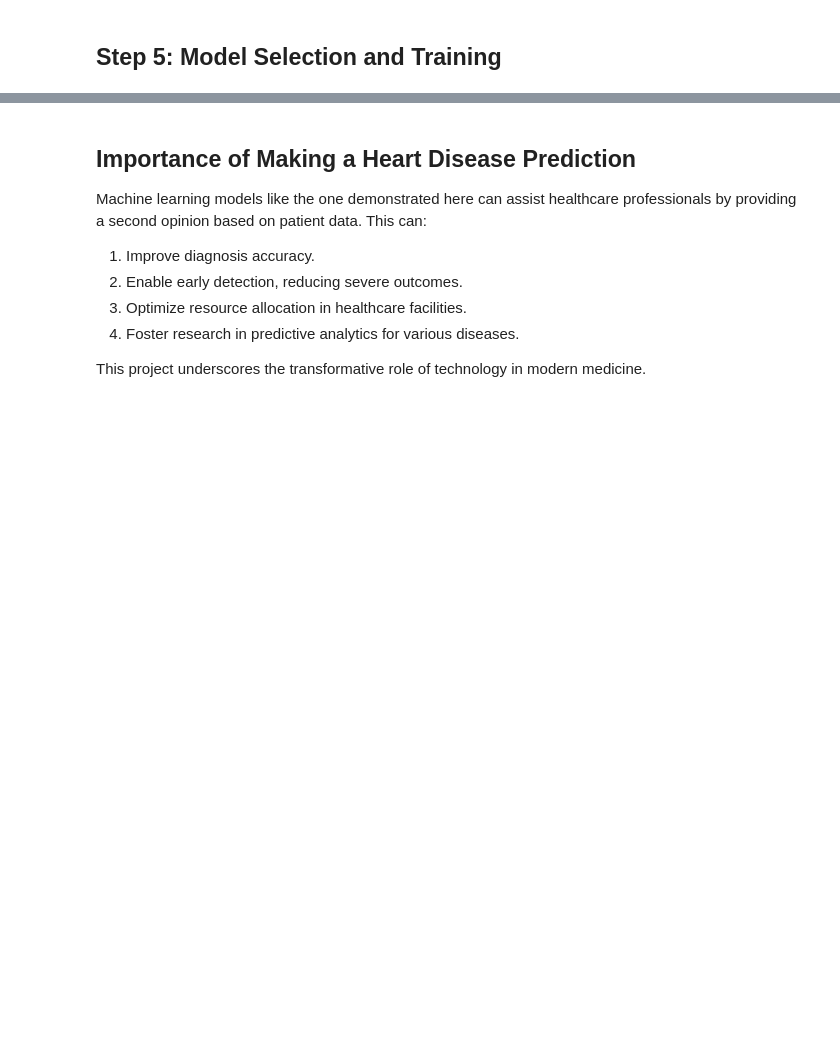
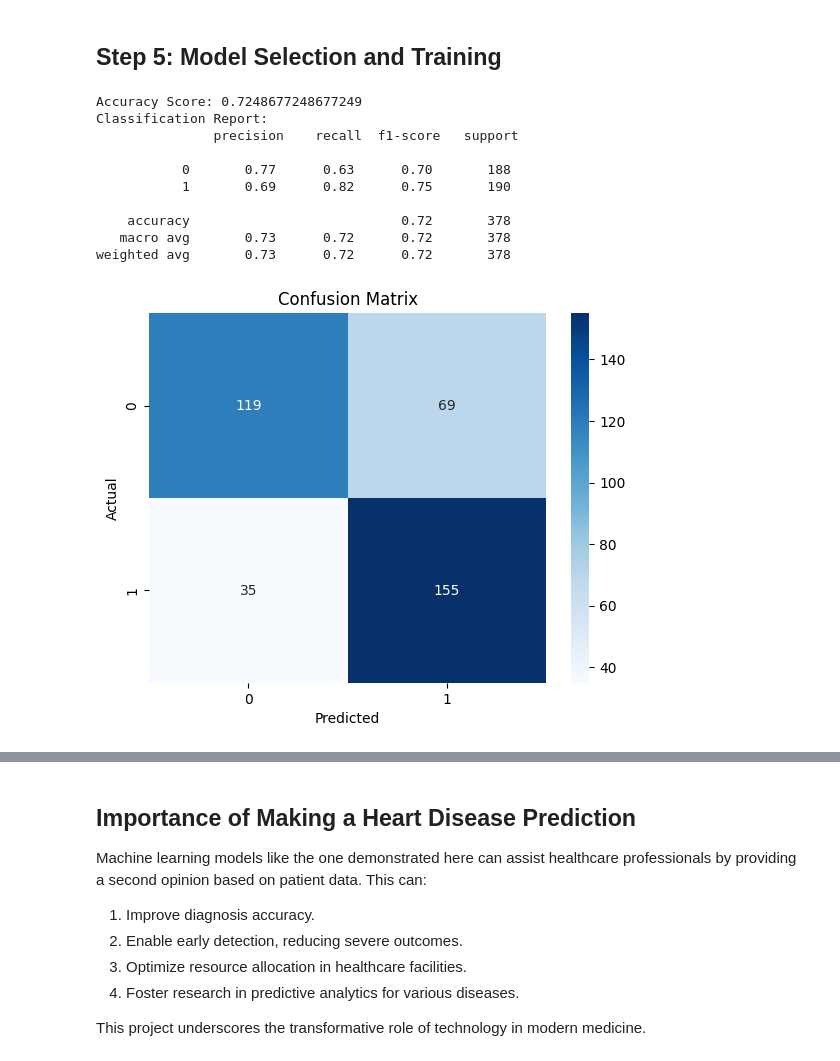
Before and after one commit to SUDHANSHU0/AlmaBetter-Projects, a Jupyter notebook: Module 6 Machine Learning/6 Mid Course/Heart_Disease_Prediction.ipynb, the cells around one changed output, grey strips where cells are left out. Saved outputs shown, nothing was run; the diff lists cells and outputs as text; code cells hidden in the pictures; blank space fills up the shorter version.

```diff
--- a/Module 6 Machine Learning/6 Mid Course/Heart_Disease_Prediction.ipynb
+++ b/Module 6 Machine Learning/6 Mid Course/Heart_Disease_Prediction.ipynb
@@ -363,7 +423,7 @@ plt.show()
 # %%
 # Splitting features and target
-X = data.drop(columns=['target'])
-y = data['target']
+X = df.drop(columns=['target'])     # remove target column
+y = df['target']                    # remove all column except target
 
 # Splitting into training and testing sets
 X_train, X_test, y_train, y_test = train_test_split(X, y, test_size=0.2, random_state=42)
@@ -375,21 +435,35 @@ X_test = scaler.transform(X_test)
 # %% [markdown]
 ## Step 5: Model Selection and Training
 # %%
-# Using RandomForestClassifier
-model = RandomForestClassifier(random_state=42)
+# Using logisticregression
+model = LogisticRegression()
+
+# train the model
 model.fit(X_train, y_train)
 
 # Predictions
 y_pred = model.predict(X_test)
 
 # Evaluating the model
 print("Accuracy Score:", accuracy_score(y_test, y_pred))
 print("Classification Report:\n", classification_report(y_test, y_pred))
 
 # Confusion Matrix
 conf_matrix = confusion_matrix(y_test, y_pred)
 sns.heatmap(conf_matrix, annot=True, fmt='d', cmap='Blues')
 plt.title('Confusion Matrix')
 plt.xlabel('Predicted')
 plt.ylabel('Actual')
 plt.show()
+# %% [output]
+Accuracy Score: 0.7248677248677249
+Classification Report:
+               precision    recall  f1-score   support
+
+           0       0.77      0.63      0.70       188
+           1       0.69      0.82      0.75       190
+
+    accuracy                           0.72       378
+   macro avg       0.73      0.72      0.72       378
+weighted avg       0.73      0.72      0.72       378
+[figure, added]
```
Also changed, not shown: parts of 11 cells of this notebook.
